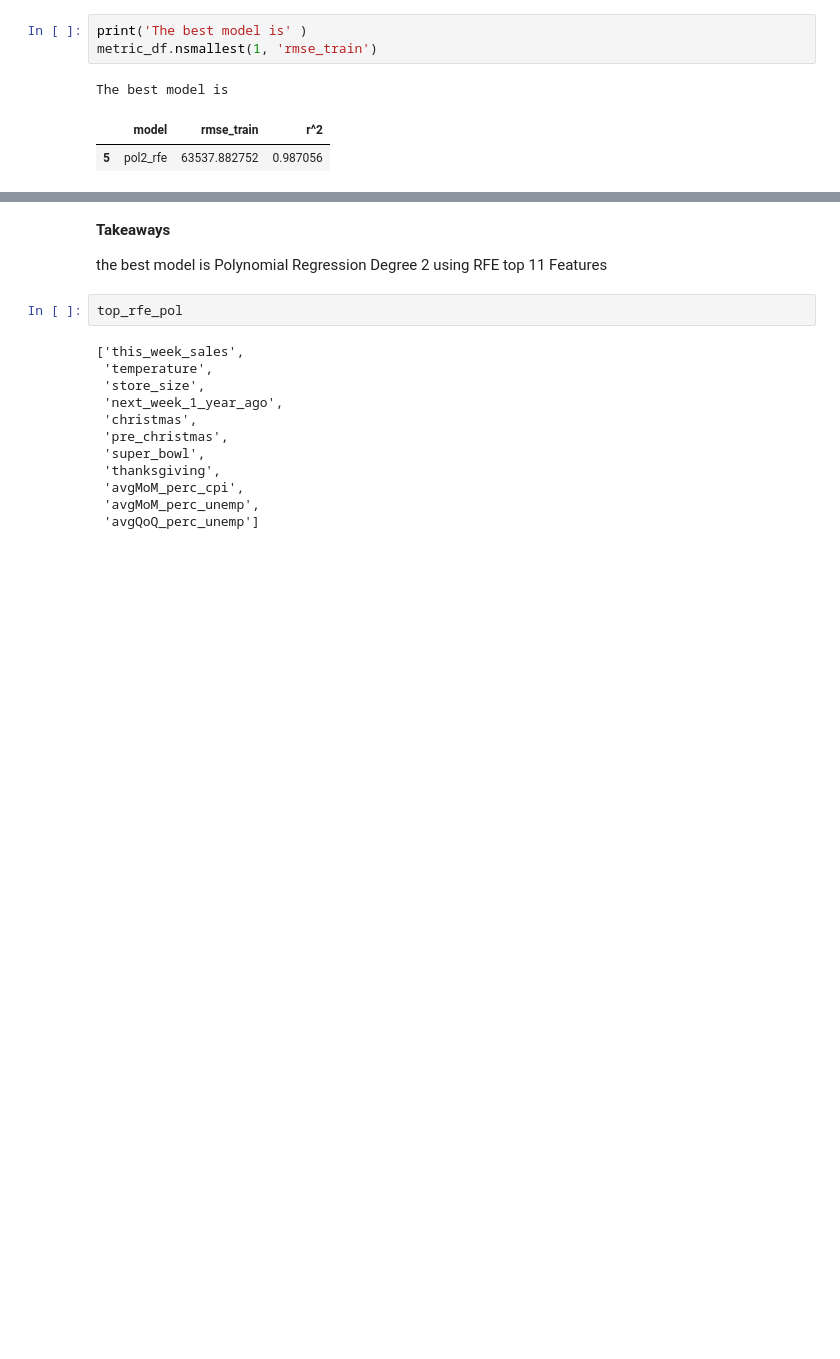
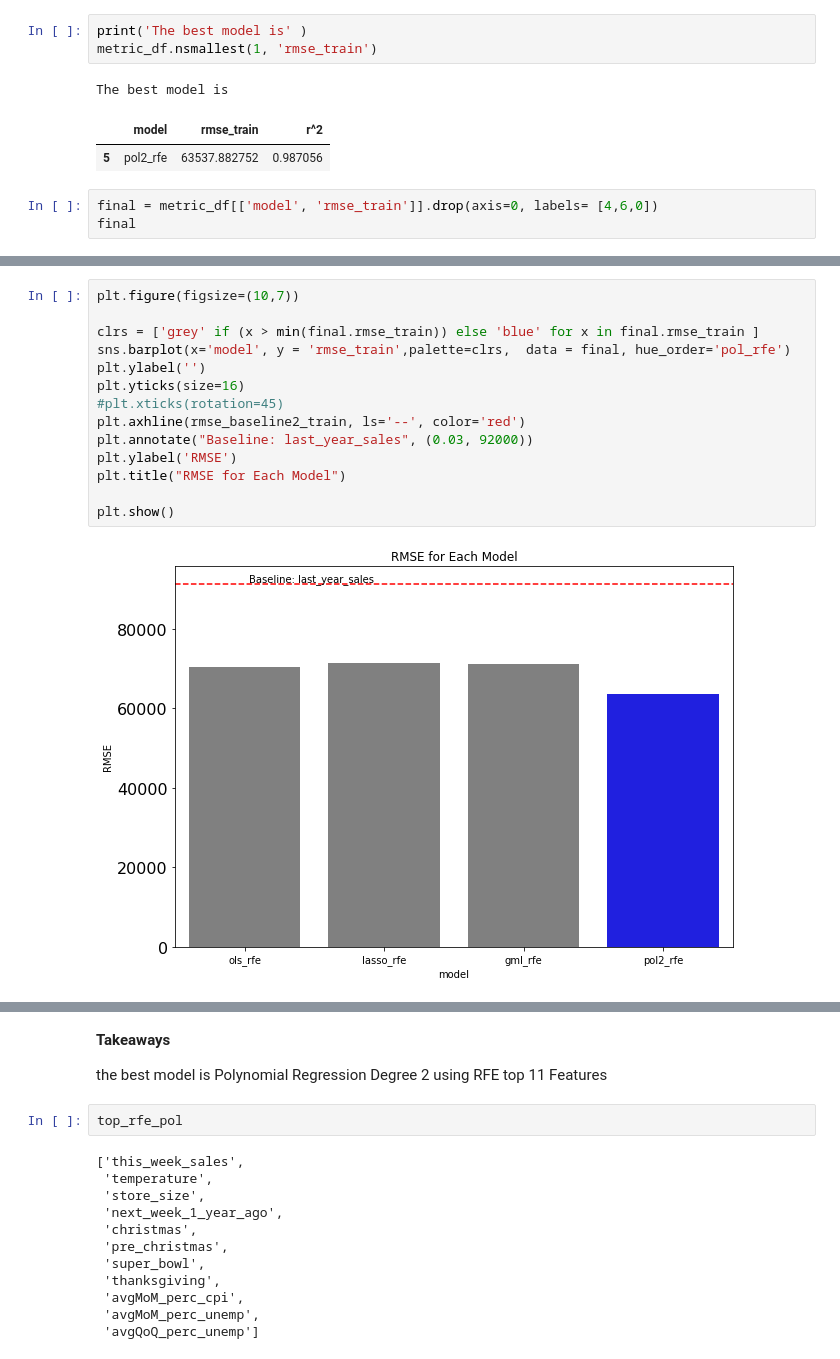
Before and after one commit to Attention-Walmart-Shoppers/capstone, a Jupyter notebook: model.ipynb, the cells around one changed output, grey strips where cells are left out. Saved outputs shown, nothing was run; the diff lists cells and outputs as text; blank space fills up the shorter version.

```diff
--- a/model.ipynb
+++ b/model.ipynb
@@ -556,3 +558,6 @@ metric_df.nsmallest(1, 'rmse_train')
 The best model is
 |  | model | rmse_train | r^2 |
 | 5 | pol2_rfe | 63537.882752 | 0.987056 |
+# %%
+final = metric_df[['model', 'rmse_train']].drop(axis=0, labels= [4,6,0])
+final
@@ -558,0 +570,16 @@ The best model is
+# %%
+plt.figure(figsize=(10,7))
+
+clrs = ['grey' if (x > min(final.rmse_train)) else 'blue' for x in final.rmse_train ]
+sns.barplot(x='model', y = 'rmse_train',palette=clrs,  data = final, hue_order='pol_rfe')
+plt.ylabel('')
+plt.yticks(size=16)
+#plt.xticks(rotation=45)
+plt.axhline(rmse_baseline2_train, ls='--', color='red')
+plt.annotate("Baseline: last_year_sales", (0.03, 92000))
+plt.ylabel('RMSE')
+plt.title("RMSE for Each Model")
+
+plt.show()
+# %% [output]
+[figure, added]
```
Also changed, not shown: parts of 29 cells of this notebook, 1 other file.
